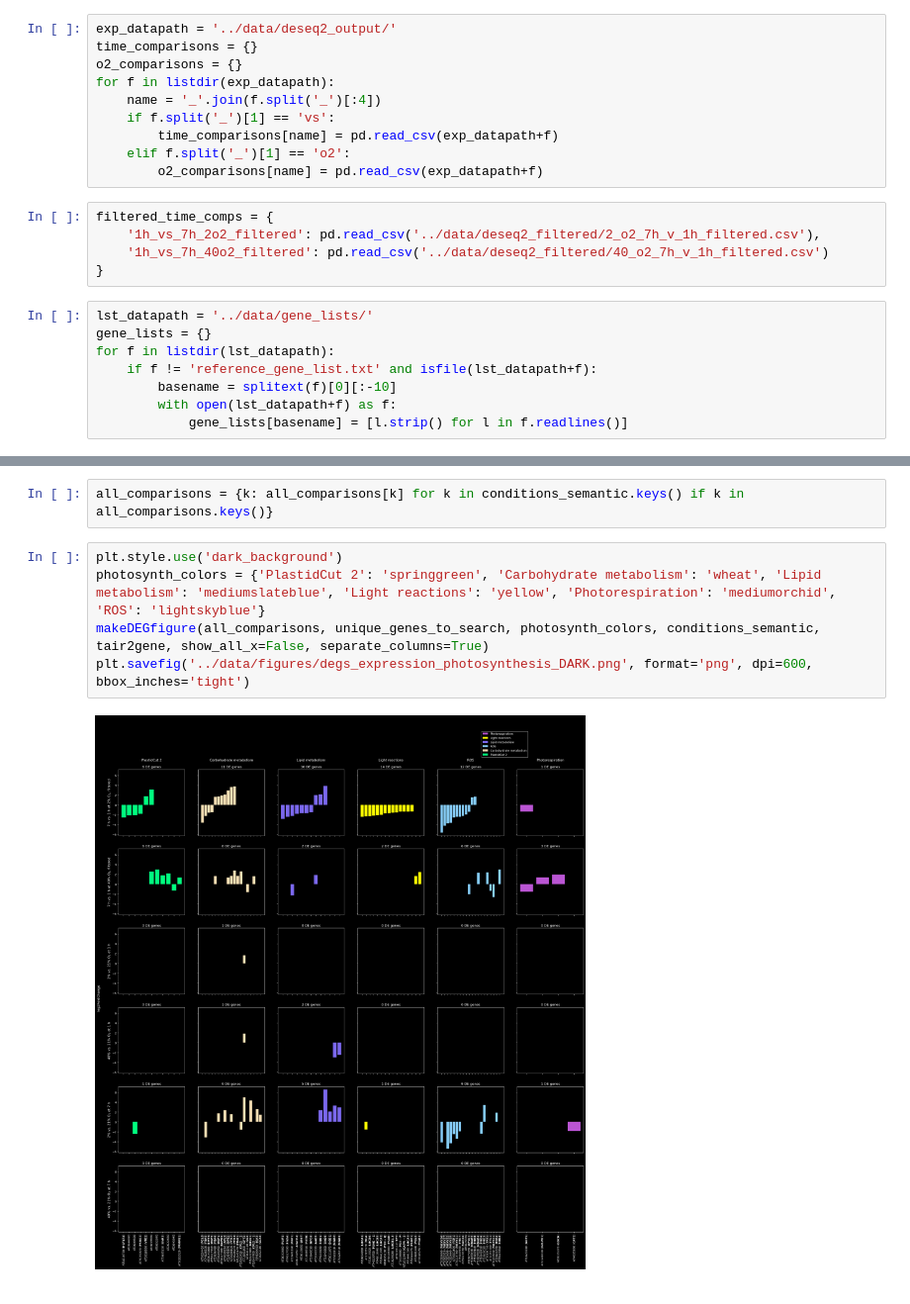
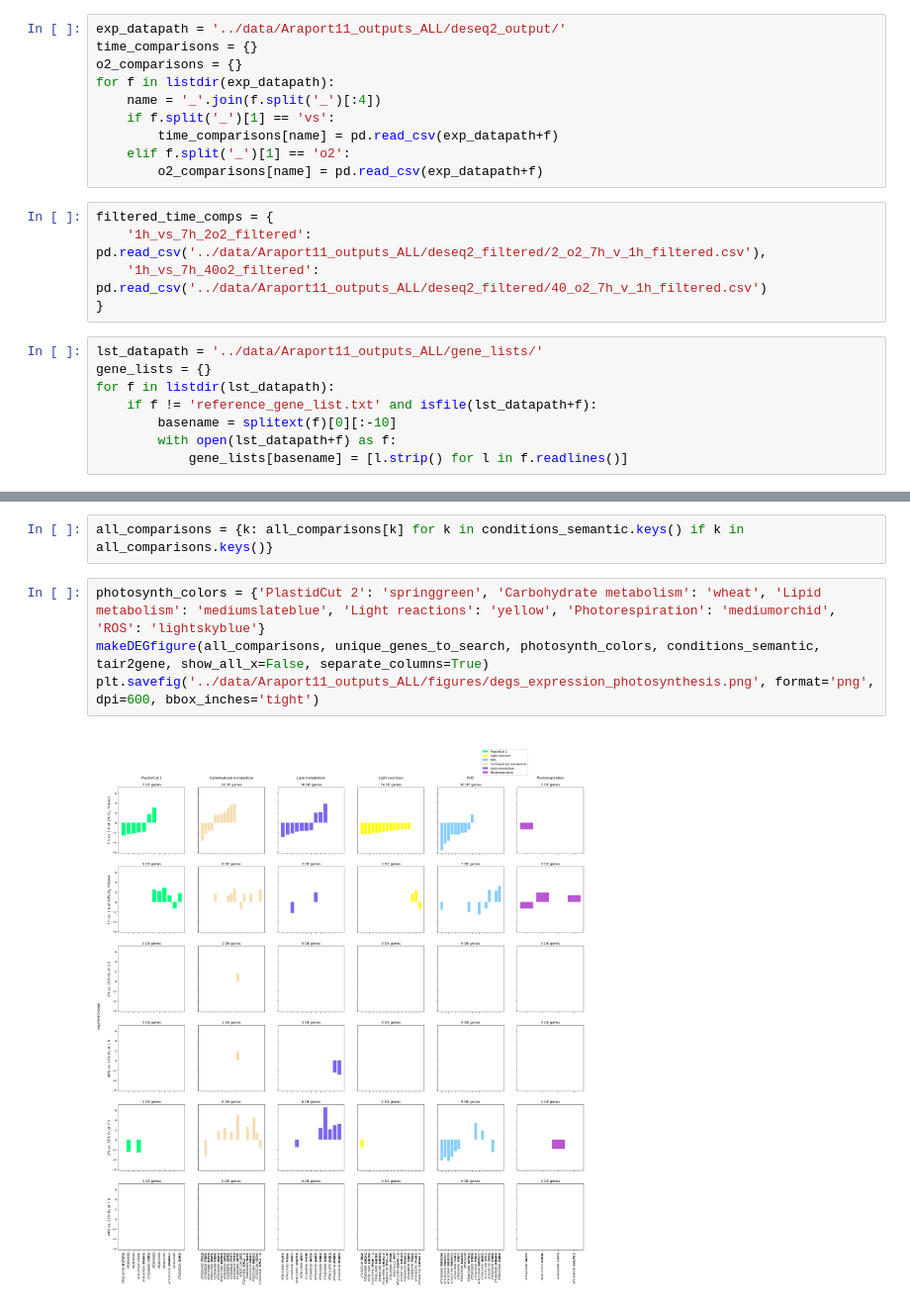
Before and after one commit to serenalotreck/photorespiration-omics, a Jupyter notebook: notebooks/expression_of_known_genes.ipynb, the cells around one changed output, grey strips where cells are left out. Shown at 99% size. Saved outputs shown, nothing was run; the diff lists cells and outputs as text.

Commit message:
Complete re-run with Araport11 as reference transcriptome

```diff
--- a/notebooks/expression_of_known_genes.ipynb
+++ b/notebooks/expression_of_known_genes.ipynb
@@ -20,7 +20,7 @@ import json
 # %% [markdown]
 ## Read in the gene epxression data and the groups of genes:
 # %%
-exp_datapath = '../data/deseq2_output/'
+exp_datapath = '../data/Araport11_outputs_ALL/deseq2_output/'
 time_comparisons = {}
 o2_comparisons = {}
 for f in listdir(exp_datapath):
@@ -31,11 +31,11 @@ for f in listdir(exp_datapath):
         o2_comparisons[name] = pd.read_csv(exp_datapath+f)
 # %%
 filtered_time_comps = {
-    '1h_vs_7h_2o2_filtered': pd.read_csv('../data/deseq2_filtered/2_o2_7h_v_1h_filtered.csv'),
-    '1h_vs_7h_40o2_filtered': pd.read_csv('../data/deseq2_filtered/40_o2_7h_v_1h_filtered.csv')
+    '1h_vs_7h_2o2_filtered': pd.read_csv('../data/Araport11_outputs_ALL/deseq2_filtered/2_o2_7h_v_1h_filtered.csv'),
+    '1h_vs_7h_40o2_filtered': pd.read_csv('../data/Araport11_outputs_ALL/deseq2_filtered/40_o2_7h_v_1h_filtered.csv')
 }
 # %%
-lst_datapath = '../data/gene_lists/'
+lst_datapath = '../data/Araport11_outputs_ALL/gene_lists/'
 gene_lists = {}
 for f in listdir(lst_datapath):
     if f != 'reference_gene_list.txt' and isfile(lst_datapath+f):
@@ -267,9 +267,8 @@ all_comparisons.update(o2_comparisons)
 # %%
 all_comparisons = {k: all_comparisons[k] for k in conditions_semantic.keys() if k in all_comparisons.keys()}
 # %%
-plt.style.use('dark_background')
 photosynth_colors = {'PlastidCut 2': 'springgreen', 'Carbohydrate metabolism': 'wheat', 'Lipid metabolism': 'mediumslateblue', 'Light reactions': 'yellow', 'Photorespiration': 'mediumorchid', 'ROS': 'lightskyblue'}
 makeDEGfigure(all_comparisons, unique_genes_to_search, photosynth_colors, conditions_semantic, tair2gene, show_all_x=False, separate_columns=True)
-plt.savefig('../data/figures/degs_expression_photosynthesis_DARK.png', format='png', dpi=600, bbox_inches='tight')
+plt.savefig('../data/Araport11_outputs_ALL/figures/degs_expression_photosynthesis.png', format='png', dpi=600, bbox_inches='tight')
 # %% [output]
-[figure, old version]
+[figure, new version]
```
Also changed, not shown: parts of 2 cells of this notebook, 5 other files.
